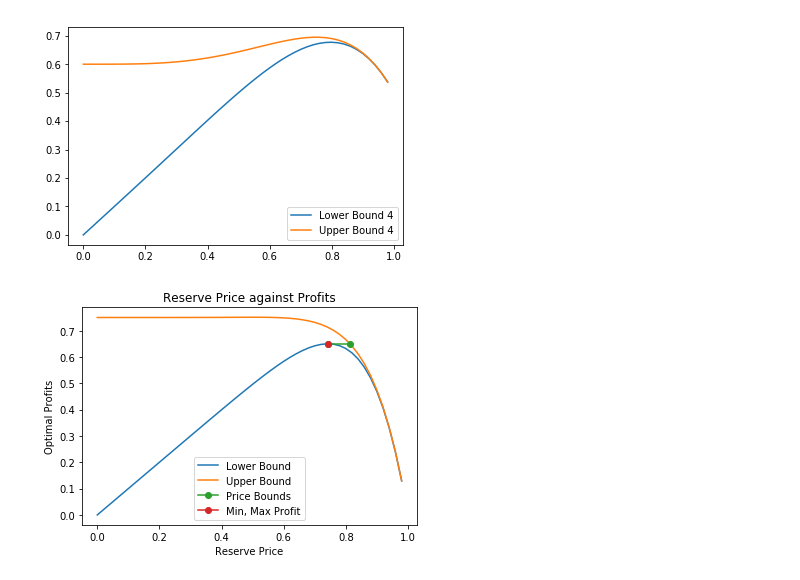
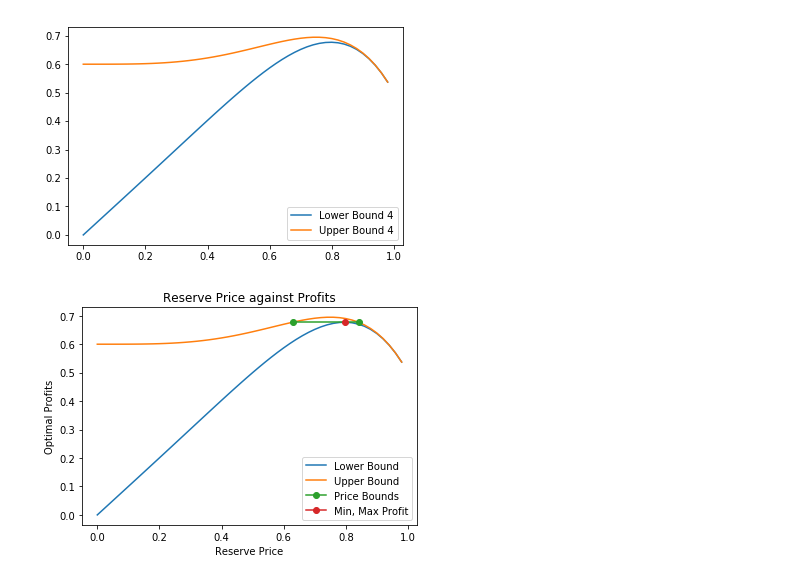
Before and after one commit to ericschulman/tx_milk_2yp, a Jupyter notebook: profits.ipynb, the cells around one changed output. Saved outputs shown, nothing was run; the diff lists cells and outputs as text; code cells hidden in the pictures.

```diff
--- a/profits.ipynb
+++ b/profits.ipynb
@@ -34,3 +34,24 @@ print scipy.optimize.minimize(obj,[.2],method = 'Nelder-Mead')
         status: 0
        success: True
              x: array([0.6])
+# %%
+def pi_helper(q, vs, i, dist, supp):
+    """argmax of lower bound"""
+    obj = lambda p: -q*pi_l(p, vs, i, dist, supp) - (1-q)*pi_u(p, vs, i, dist, supp)
+    result = scipy.optimize.minimize(obj, sum(supp)/2.)
+    return result.x, -1*obj(result.x)
+
+qs = np.arange(0,1.05,.05)
+ps = []
+for q in qs:
+    pq = pi_helper(q, 0.,4., scipy.stats.uniform, (0.,1.))
+    ps.append(pq[0][0])
+ps = np.array(ps)
+
+print qs.shape
+print ps.shape
+
+plt.plot(qs,ps)
+plt.xlabel('Collusion Level')
+plt.ylabel('Optimal Reserve Price')
+plt.show()
@@ -86,34 +111,34 @@ def pi_est(vs, i, dist, supp):
     obj = lambda p:(pi_u(p, vs, i, dist, supp) - maxim)**2
 
     bnds1 = [(supp[0],argmax)]
-    result1 = scipy.optimize.minimize(obj, argmax, bounds=bnds1 )
+    result1 = scipy.optimize.minimize(obj, argmax*.9, bounds=bnds1 )
 
     bnds2 = [(argmax,supp[1])]
-    result2 = scipy.optimize.minimize(obj, argmax, bounds=bnds2 )
+    result2 = scipy.optimize.minimize(obj, argmax*1.1, bounds=bnds2 )
 
     return np.concatenate([result1.x, result2.x])
 # %%
-ub= pi_u(support, 0, 7, scipy.stats.uniform, (0,1))
-lb = pi_l(support, 0, 7, scipy.stats.uniform, (0,1))
+ub= pi_u(support, .5, 4, scipy.stats.uniform, (0,1))
+lb = pi_l(support, .5, 4, scipy.stats.uniform, (0,1))
 
 plt.plot(support, lb, label='Lower Bound')
 plt.plot(support, ub, label='Upper Bound')
 
 
 #bounds on reserve price
-argmax, maxim = pi_opt(0, 7, scipy.stats.uniform, (0,1))
-p_bnds = pi_est(0, 7, scipy.stats.uniform, (0,1))
+argmax, maxim = pi_opt(.5, 4, scipy.stats.uniform, (0,1))
+p_bnds = pi_est(.5, 4, scipy.stats.uniform, (0,1))
 #pi_bnds = pi_u(p_bnds, 0, 7, scipy.stats.uniform, (0,1))
 
 plt.plot(p_bnds, np.tile(maxim,2), label='Price Bounds',marker='o')
 plt.plot(argmax, maxim, label='Min, Max Profit',marker='o')
 
 
 #make it pretty
 plt.xlabel('Reserve Price')
 plt.ylabel('Optimal Profits')
 plt.title('Reserve Price against Profits')
 plt.legend()
 plt.show()
 # %% [output]
-[figure, old version]
+[figure, new version]
```
Also changed, not shown: parts of 1 cell of this notebook, 1 other file.
